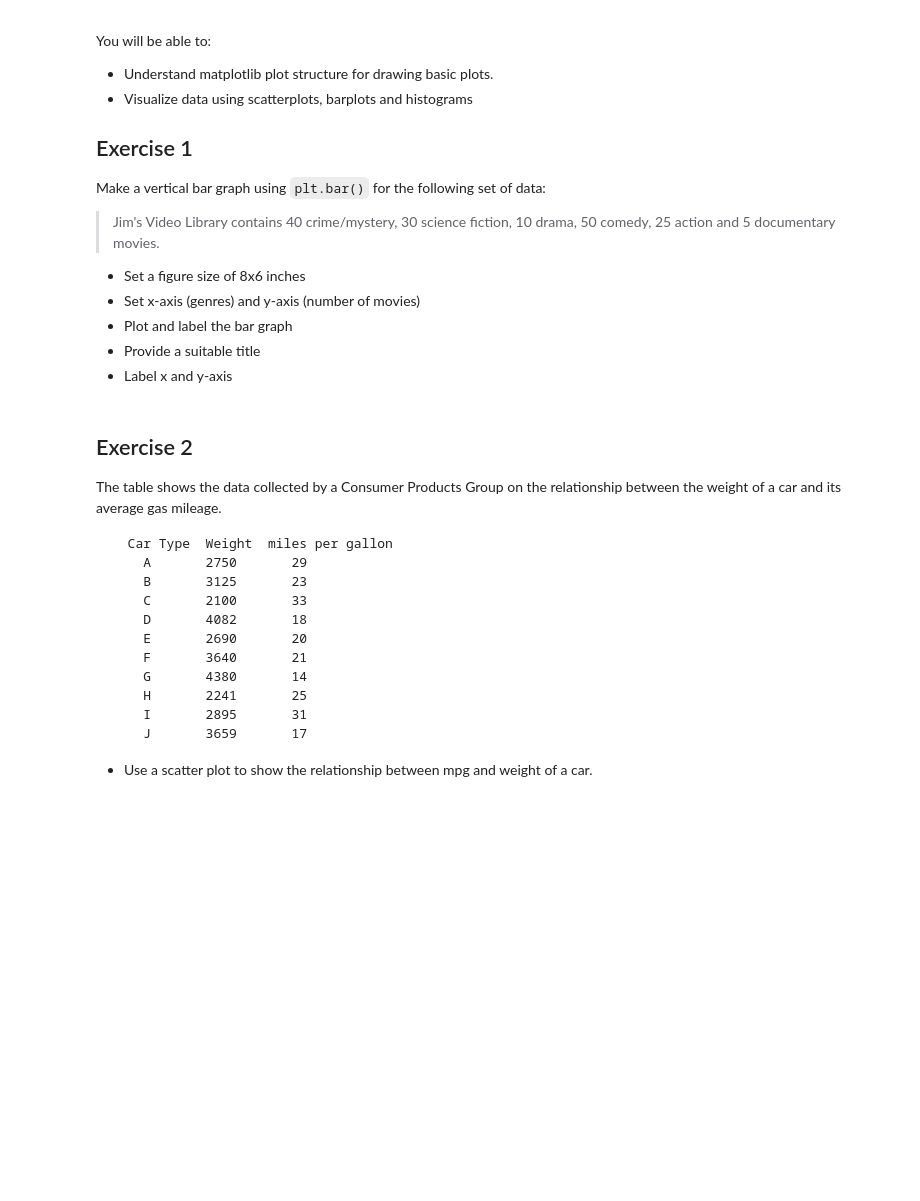
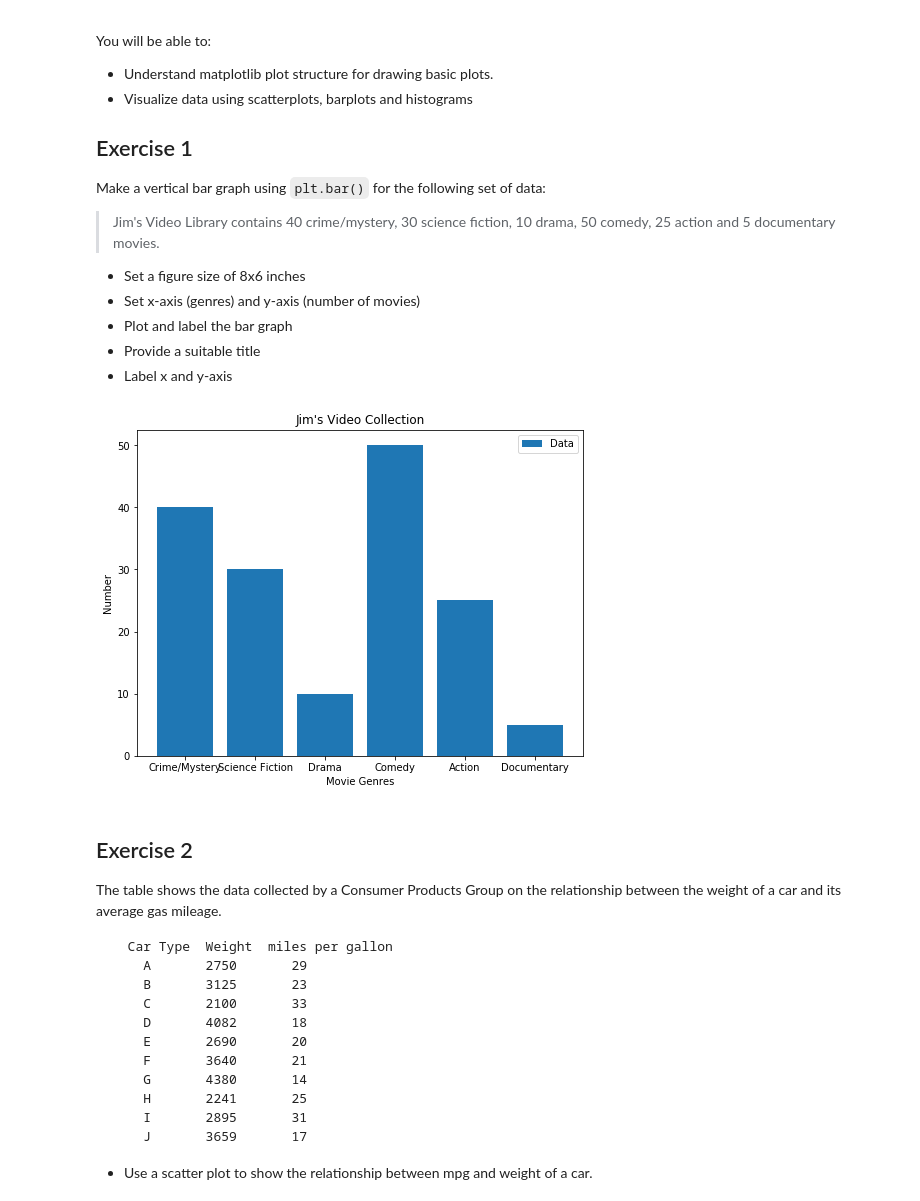
Before and after one commit to AaronWChen/dsc-data-viz-lab-seattle-ds-062419, a Jupyter notebook: index.ipynb, the cells around one changed output. Drawn from its saved outputs; the diff is of its cells as text; code cells hidden in the pictures; blank space fills up the shorter version.

```diff
--- a/index.ipynb
+++ b/index.ipynb
@@ -23,25 +23,29 @@ Make a vertical bar graph using `plt.bar()` for the following set of data:
 # %%
 # import the required libraries
 import numpy as np
 import matplotlib.pyplot as plt
 
 y = [40, 30, 10, 50, 25, 5]
 x = ['Crime/Mystery', 'Science Fiction', 'Drama', 'Comedy', 'Action', 'Documentary']
 labels = ['Movie Genres', 'Number', "Jim's Video Collection"]
 
 
 # Create a new figure object
-plt.figure(figsize(8, 6))
+plt.figure(figsize=(8, 6))
 
 # Plot vertical bars of fixed width by passing x and y values to .bar() function
 plt.bar(x, y, label='Data')
 plt.xlabel(labels[0])
 plt.ylabel(labels[1])
-plt.title(labels[2])
 
 # Give a title to the bar graph
+plt.title(labels[2])
+plt.legend()
 
 # Output the final plot
+plt.show()
+# %% [output]
+[figure, added]
 # %% [markdown]
 ## Exercise 2
 
```
